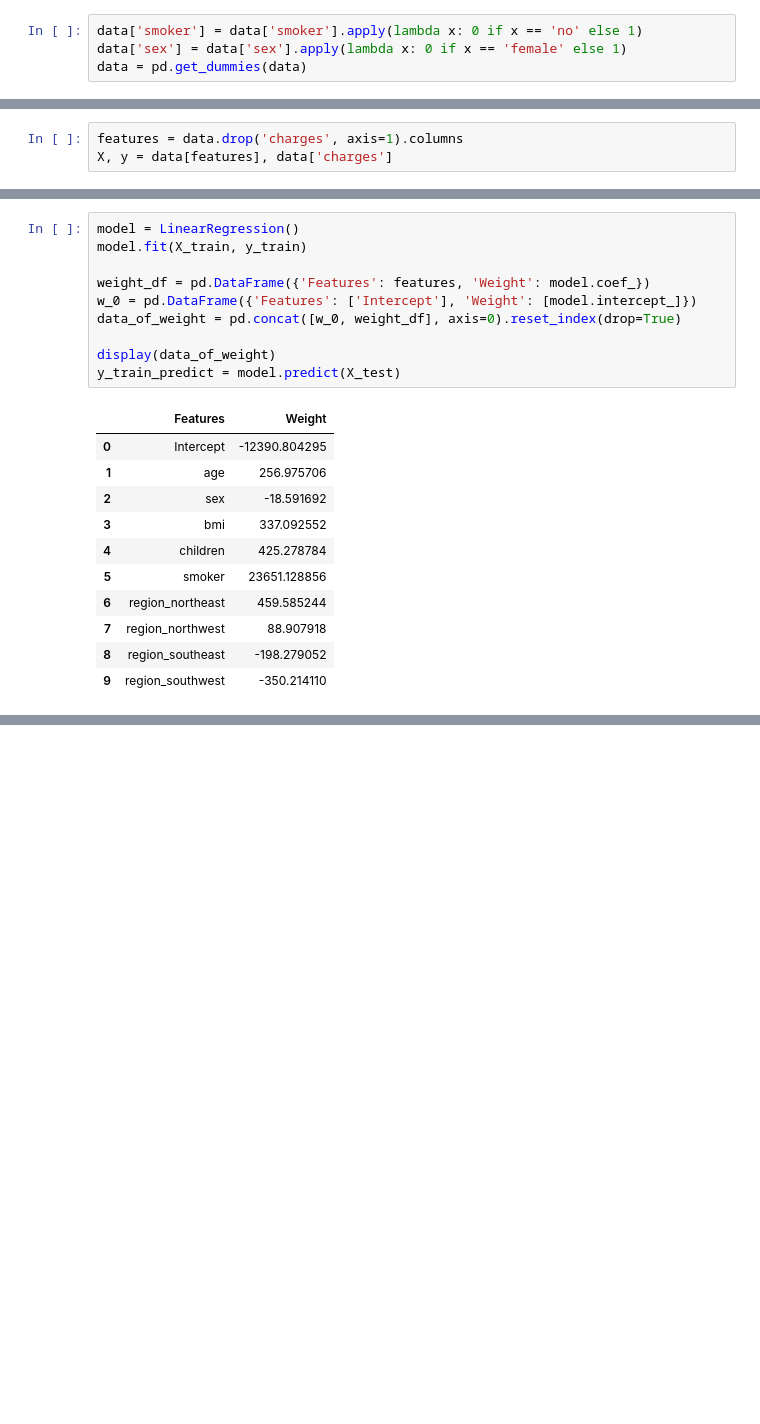
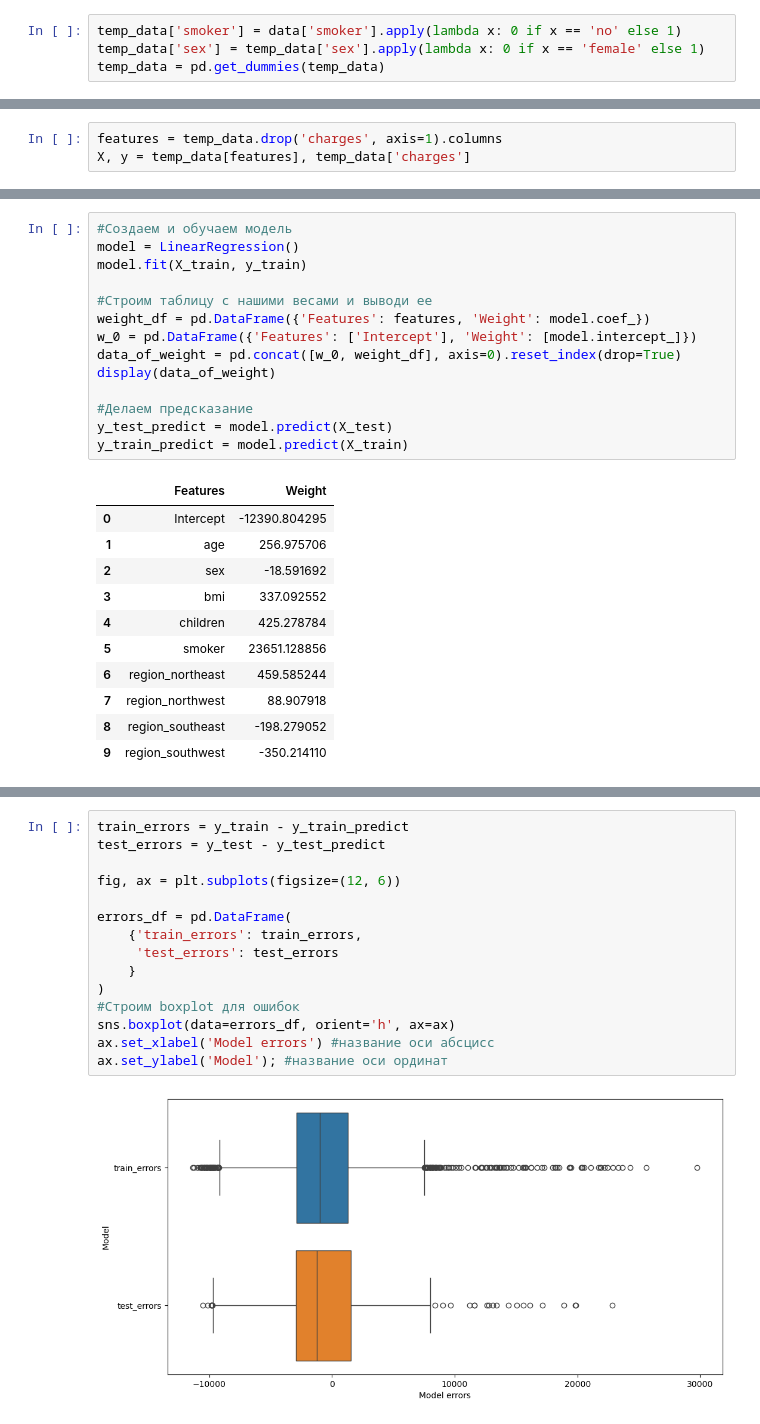
Before and after one commit to aonomarri/model-zoo, a Jupyter notebook: model_1/linear-model.ipynb, the cells around one changed output, grey strips where cells are left out. Cells and saved outputs as stored; diff of their text form; blank space fills up the shorter version.

Commit message:
finished model_1

```diff
--- a/model_1/linear-model.ipynb
+++ b/model_1/linear-model.ipynb
@@ -51,4 +195,4 @@ dtype: object
 # %%
-data['smoker'] = data['smoker'].apply(lambda x: 0 if x == 'no' else 1)
-data['sex'] = data['sex'].apply(lambda x: 0 if x == 'female' else 1)
-data = pd.get_dummies(data)
+temp_data['smoker'] = data['smoker'].apply(lambda x: 0 if x == 'no' else 1)
+temp_data['sex'] = temp_data['sex'].apply(lambda x: 0 if x == 'female' else 1)
+temp_data = pd.get_dummies(temp_data)
@@ -55,3 +217,3 @@ data = pd.get_dummies(data)
 # %%
-features = data.drop('charges', axis=1).columns
-X, y = data[features], data['charges']
+features = temp_data.drop('charges', axis=1).columns
+X, y = temp_data[features], temp_data['charges']
@@ -64,13 +233,17 @@ display(X_test.shape[0])
 # %%
+#Создаем и обучаем модель
 model = LinearRegression()
 model.fit(X_train, y_train)
 
+#Строим таблицу с нашими весами и выводи ее
 weight_df = pd.DataFrame({'Features': features, 'Weight': model.coef_})
 w_0 = pd.DataFrame({'Features': ['Intercept'], 'Weight': [model.intercept_]})
 data_of_weight = pd.concat([w_0, weight_df], axis=0).reset_index(drop=True)
+display(data_of_weight)
 
-display(data_of_weight)
-y_train_predict = model.predict(X_test)
+#Делаем предсказание
+y_test_predict = model.predict(X_test)
+y_train_predict = model.predict(X_train)
 # %% [output]
 |  | Features | Weight |
 | 0 | Intercept | -12390.804295 |
@@ -85,0 +273,17 @@ y_train_predict = model.predict(X_test)
+# %%
+train_errors = y_train - y_train_predict
+test_errors = y_test - y_test_predict
+
+fig, ax = plt.subplots(figsize=(12, 6))
+
+errors_df = pd.DataFrame(
+    {'train_errors': train_errors,
+     'test_errors': test_errors
+    }
+)
+#Строим boxplot для ошибок
+sns.boxplot(data=errors_df, orient='h', ax=ax)
+ax.set_xlabel('Model errors') #название оси абсцисс
+ax.set_ylabel('Model'); #название оси ординат
+# %% [output]
+[figure, added]
```
Also changed, not shown: parts of 62 cells of this notebook, 1 other file.
